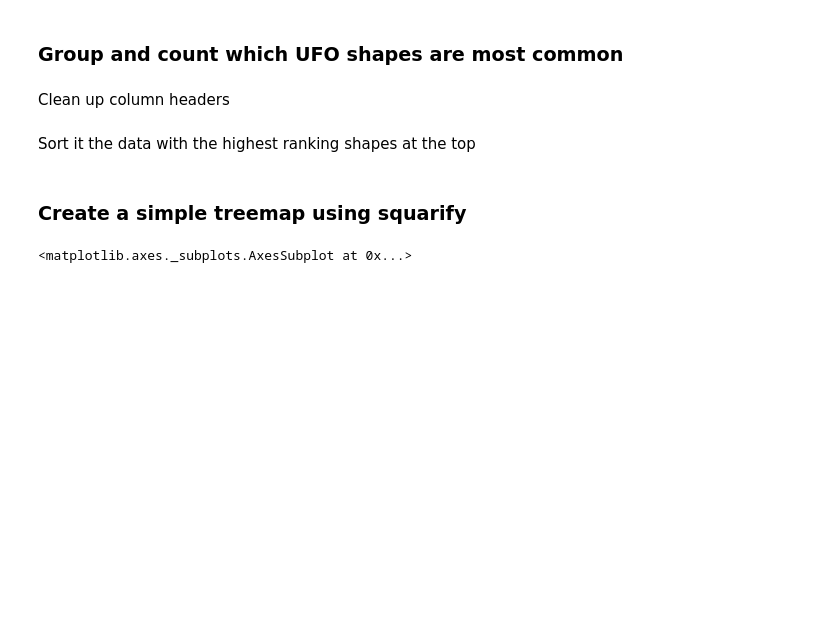
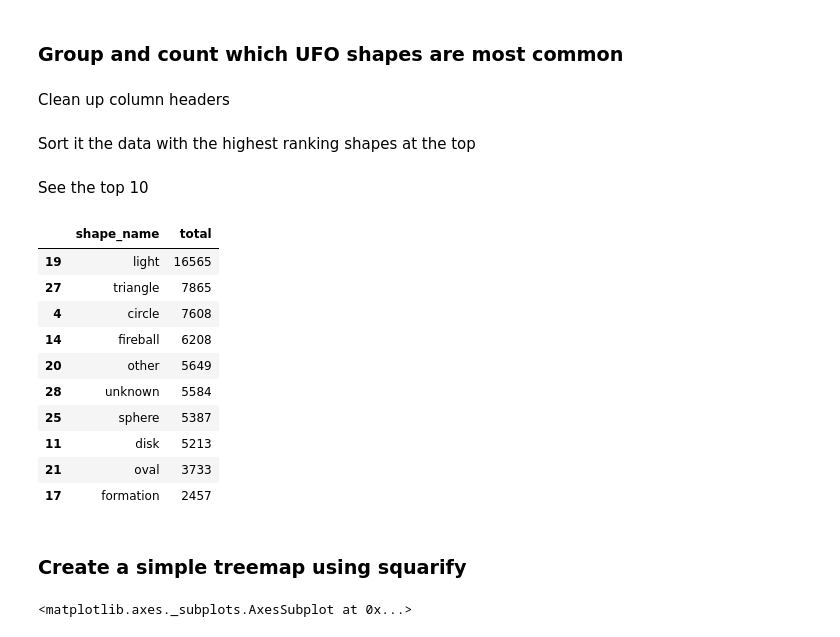
Before and after one commit to datadesk/pandas-squarify-example, a Jupyter notebook: notebook.ipynb, the cells around one changed output. Drawn from its saved outputs; the diff is of its cells as text; code cells hidden in the pictures; blank space fills up the shorter version.

```diff
--- a/notebook.ipynb
+++ b/notebook.ipynb
@@ -49,6 +49,22 @@ shapes.columns = ['shape_name', 'total']
 Sort it the data with the highest ranking shapes at the top
 # %%
 shapes = shapes.sort_values("total", ascending=False)
+# %% [markdown]
+See the top 10
+# %%
+shapes.head(10)
+# %% [output]
+|  | shape_name | total |
+| 19 | light | 16565 |
+| 27 | triangle | 7865 |
+| 4 | circle | 7608 |
+| 14 | fireball | 6208 |
+| 20 | other | 5649 |
+| 28 | unknown | 5584 |
+| 25 | sphere | 5387 |
+| 11 | disk | 5213 |
+| 21 | oval | 3733 |
+| 17 | formation | 2457 |
 # %% [markdown]
 ### Create a simple treemap using squarify
 # %%
```
